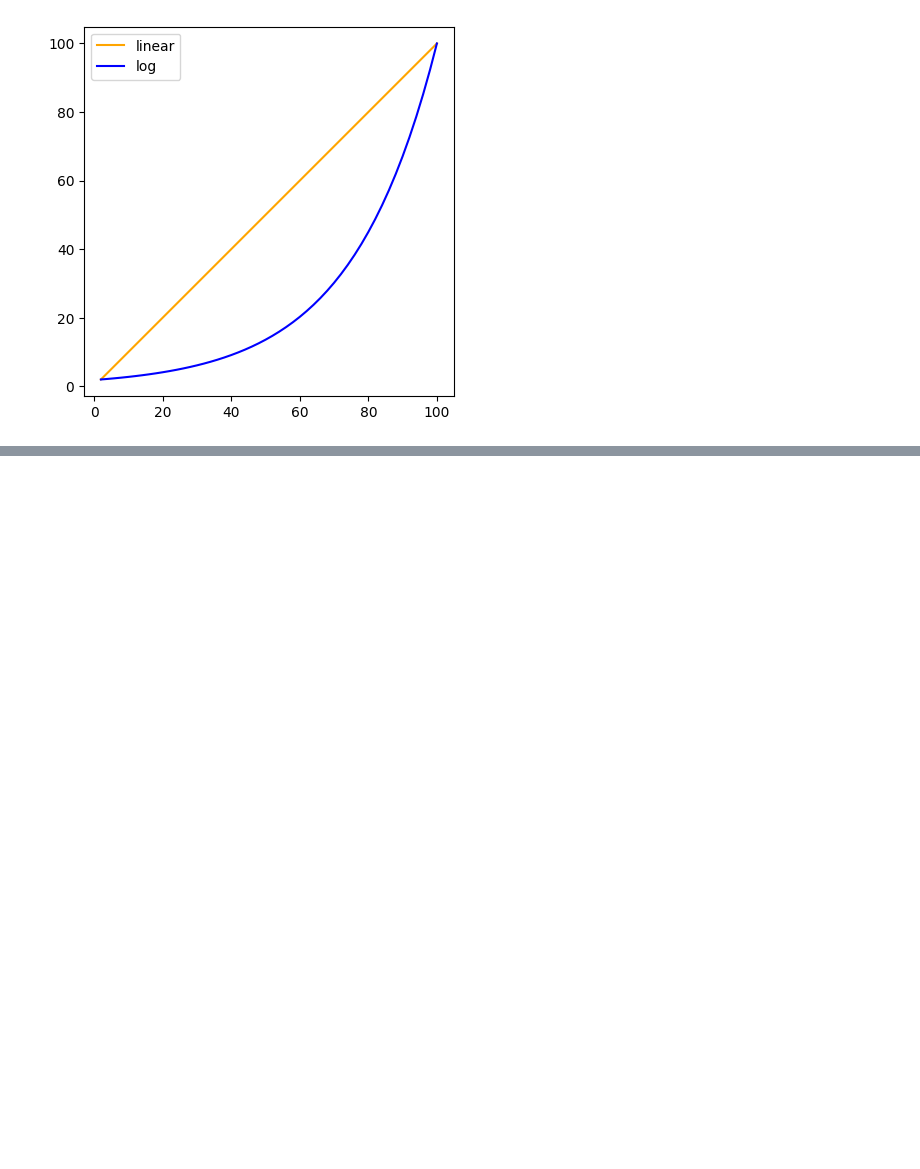
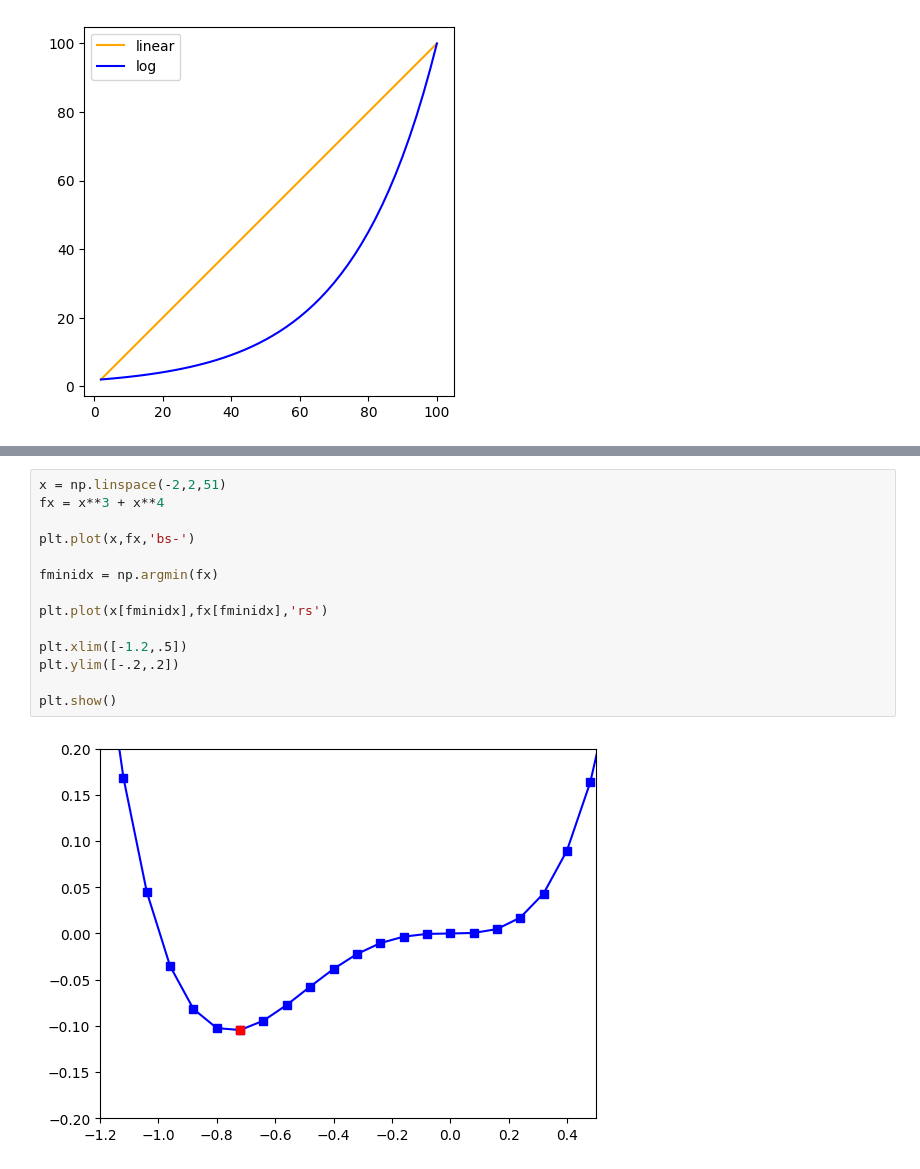
Before and after one commit to rtharris619/ProjectMath, a Jupyter notebook: Algebra2/algebra.ipynb, the cells around one changed output, grey strips where cells are left out. Drawn from its saved outputs; the diff is of its cells as text; blank space fills up the shorter version.

```diff
--- a/Algebra2/algebra.ipynb
+++ b/Algebra2/algebra.ipynb
@@ -583,0 +749,16 @@ plt.show()
+# %%
+x = np.linspace(-2,2,51)
+fx = x**3 + x**4
+
+plt.plot(x,fx,'bs-')
+
+fminidx = np.argmin(fx)
+
+plt.plot(x[fminidx],fx[fminidx],'rs')
+
+plt.xlim([-1.2,.5])
+plt.ylim([-.2,.2])
+
+plt.show()
+# %% [output]
+[figure, added]
```
Also changed, not shown: parts of 21 cells of this notebook.
